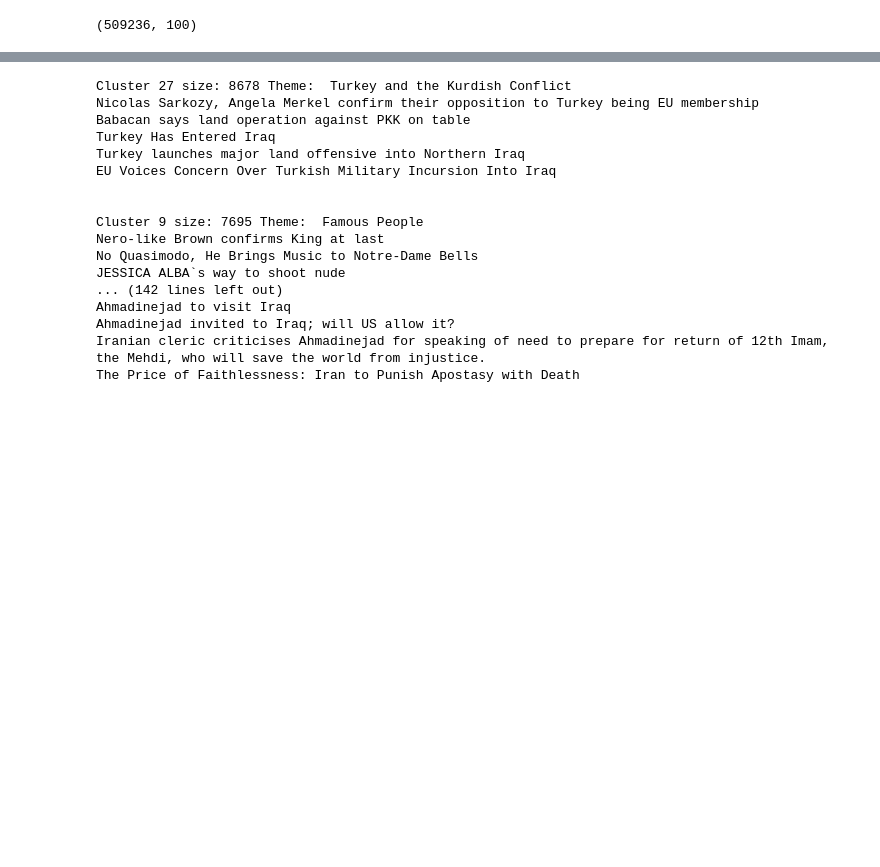
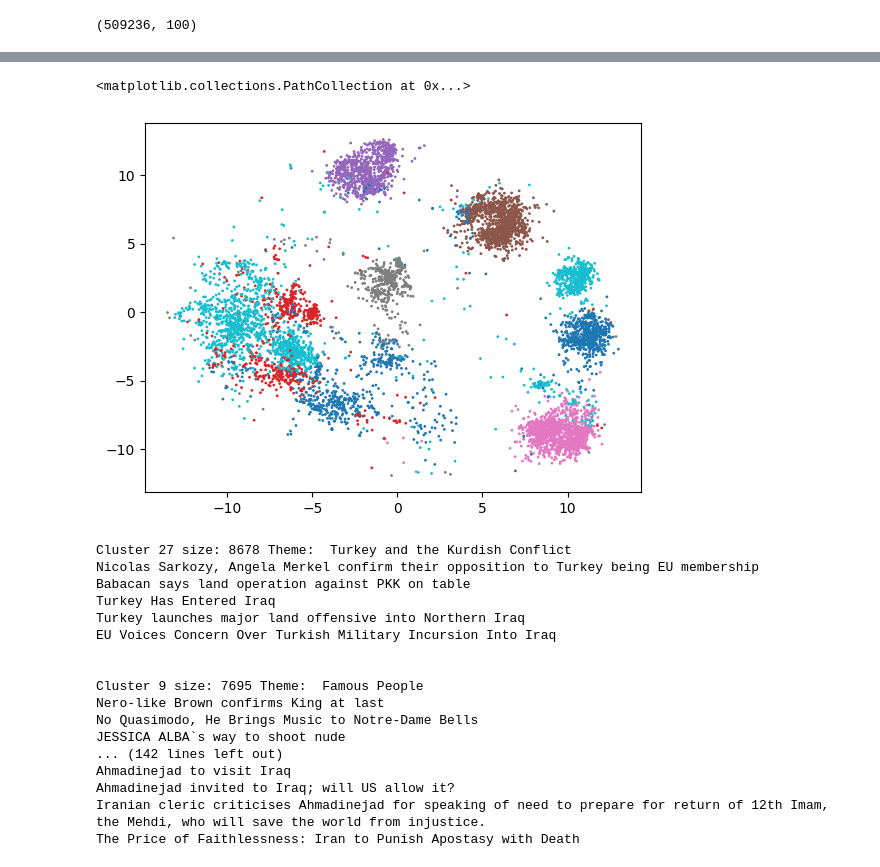
Before and after one commit to Lyncht98/riverstone-nlp-test, a Jupyter notebook: request-1.ipynb, the cells around one changed output, grey strips where cells are left out. Drawn from its saved outputs; the diff is of its cells as text; code cells hidden in the pictures; blank space fills up the shorter version.

```diff
--- a/request-1.ipynb
+++ b/request-1.ipynb
@@ -335,3 +350,15 @@ plt.show()
+# %%
+# let's visualize the same thing but with the top 10 topics
+
+# get top 10 topics
+top_10 = df.cluster.value_counts().head(10).index
+top_10_tsne = tsne_results[df.cluster[sample].isin(top_10)]
+
+# scatter plot
+plt.scatter(top_10_tsne[:,0], top_10_tsne[:,1], c=df.cluster[sample][df.cluster[sample].isin(top_10)], s=1, cmap="tab10")
+# %% [output]
+<matplotlib.collections.PathCollection at 0x...>
+[figure, added]
 # %%
 import openai
 # making a pop up window to ask for your openai api key
```
Also changed, not shown: parts of 33 cells of this notebook, 4 other files.
